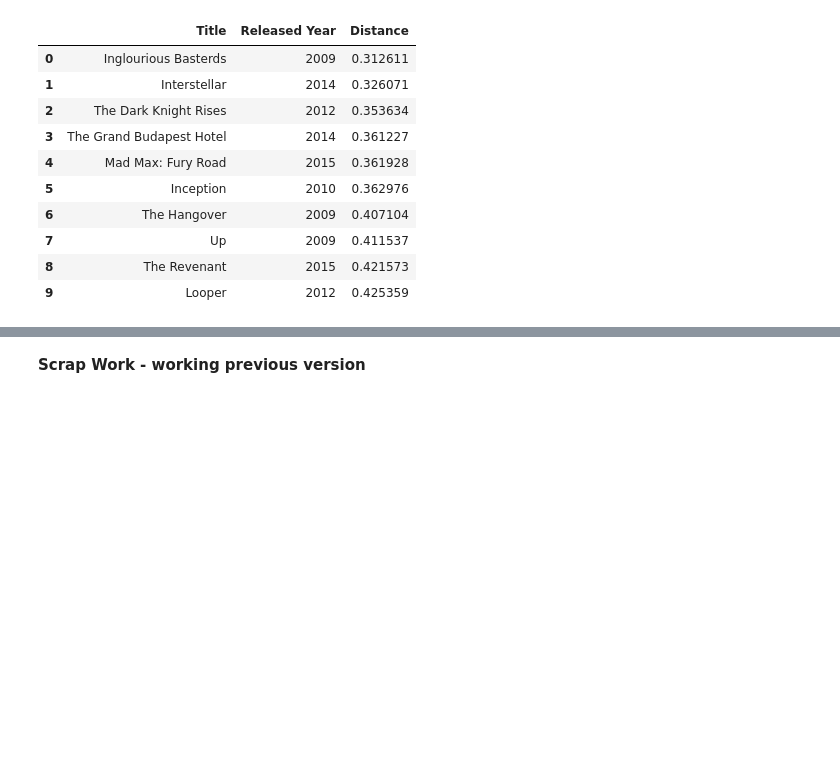
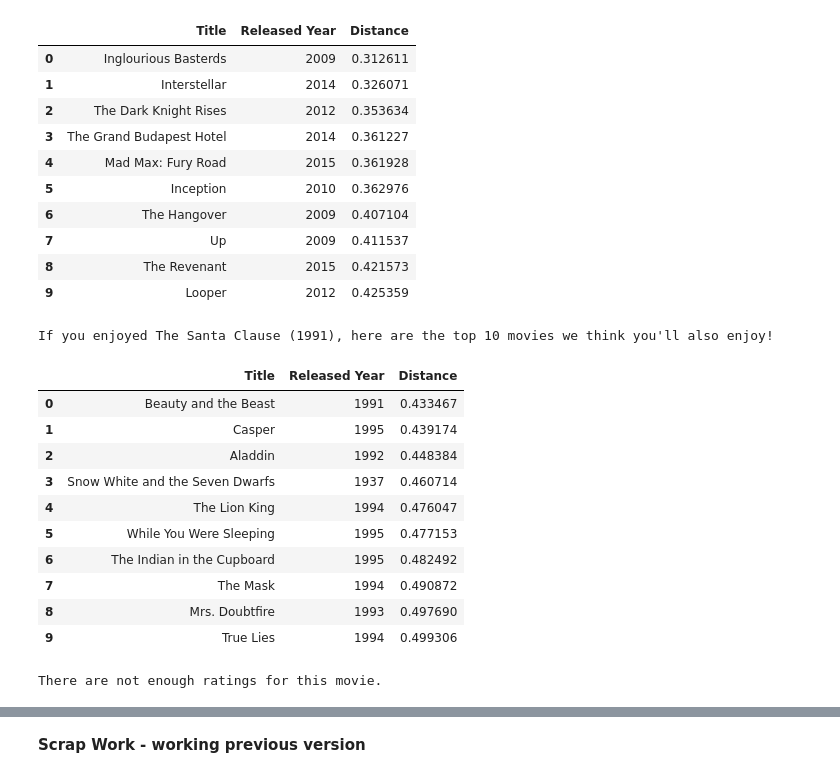
Before and after one commit to proman2520/project-4, a Jupyter notebook: Project4_accmodel_local_v2.ipynb, the cells around one changed output, grey strips where cells are left out. Drawn from its saved outputs; the diff is of its cells as text; code cells hidden in the pictures; blank space fills up the shorter version.

```diff
--- a/Project4_accmodel_local_v2.ipynb
+++ b/Project4_accmodel_local_v2.ipynb
@@ -265,3 +265,22 @@ If you enjoyed Django Unchained (2009), here are the top 10 movies we think you'
 | 7 | Up | 2009 | 0.411537 |
 | 8 | The Revenant | 2015 | 0.421573 |
 | 9 | Looper | 2012 | 0.425359 |
+# %%
+getrecs('The Santa Clause')
+# %% [output]
+If you enjoyed The Santa Clause (1991), here are the top 10 movies we think you'll also enjoy!
+|  | Title | Released Year | Distance |
+| 0 | Beauty and the Beast | 1991 | 0.433467 |
+| 1 | Casper | 1995 | 0.439174 |
+| 2 | Aladdin | 1992 | 0.448384 |
+| 3 | Snow White and the Seven Dwarfs | 1937 | 0.460714 |
+| 4 | The Lion King | 1994 | 0.476047 |
+| 5 | While You Were Sleeping | 1995 | 0.477153 |
+| 6 | The Indian in the Cupboard | 1995 | 0.482492 |
+| 7 | The Mask | 1994 | 0.490872 |
+| 8 | Mrs. Doubtfire | 1993 | 0.497690 |
+| 9 | True Lies | 1994 | 0.499306 |
+# %%
+getrecs('Moana')
+# %% [output]
+There are not enough ratings for this movie.
```
Also changed, not shown: parts of 1 cell of this notebook.
